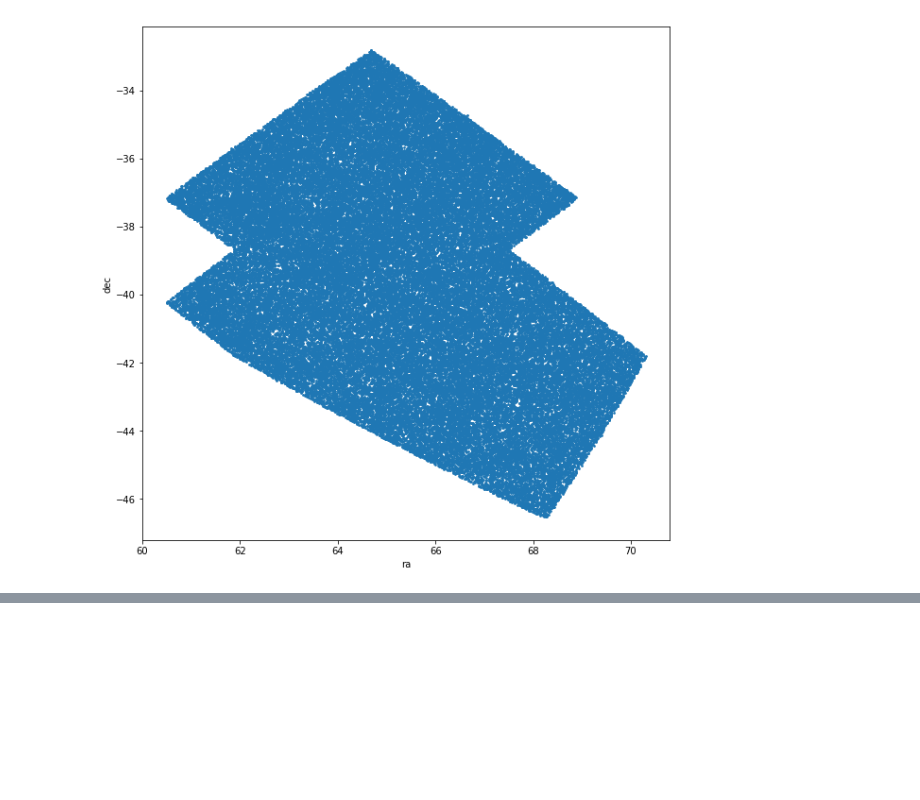
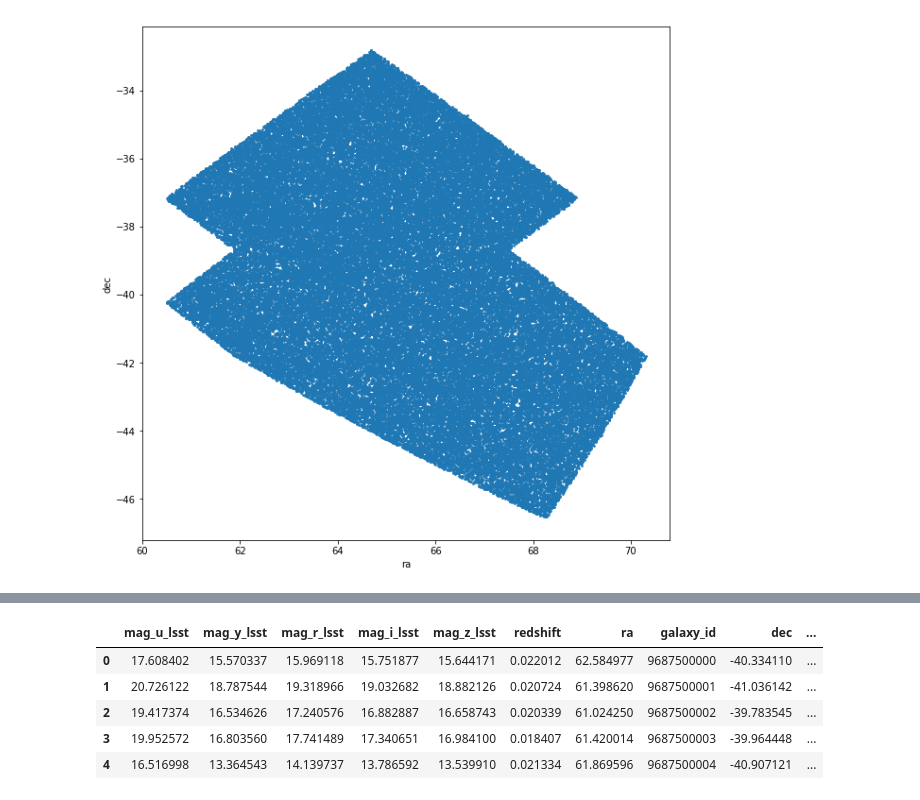
Before and after one commit to sschmidt23/Scratch, a Jupyter notebook: CosmoDC2v1.1.4_grabdata.ipynb, the cells around one changed output, grey strips where cells are left out. Saved outputs shown, nothing was run; the diff lists cells and outputs as text; code cells hidden in the pictures; blank space fills up the shorter version.

```diff
--- a/CosmoDC2v1.1.4_grabdata.ipynb
+++ b/CosmoDC2v1.1.4_grabdata.ipynb
@@ -57,7 +57,7 @@ sorted(gc.list_all_quantities(False))
  'velocity_y',
  'velocity_z']
 # %%
-columns = ['mag_u_lsst','mag_g_lsst','mag_r_lsst','mag_i_lsst','mag_z_lsst','mag_y_lsst','redshift','ra','dec']
+columns = ['galaxy_id','mag_u_lsst','mag_g_lsst','mag_r_lsst','mag_i_lsst','mag_z_lsst','mag_y_lsst','redshift','ra','dec']
 # %%
 simple_cut = ['mag_i_lsst < 25.']
 # %%
@@ -100,0 +103,2 @@ You can see that CosmoDC2v1.1.4_small is just a couple of healpix pixels of ~50-
+# %%
+df = pd.DataFrame(data)
@@ -100,0 +123,9 @@ You can see that CosmoDC2v1.1.4_small is just a couple of healpix pixels of ~50-
+# %%
+df.head()
+# %% [output]
+|  | mag_u_lsst | mag_y_lsst | mag_r_lsst | mag_i_lsst | mag_z_lsst | redshift | ra | galaxy_id | dec | ... |
+| 0 | 17.608402 | 15.570337 | 15.969118 | 15.751877 | 15.644171 | 0.022012 | 62.584977 | 9687500000 | -40.334110 | ... |
+| 1 | 20.726122 | 18.787544 | 19.318966 | 19.032682 | 18.882126 | 0.020724 | 61.398620 | 9687500001 | -41.036142 | ... |
+| 2 | 19.417374 | 16.534626 | 17.240576 | 16.882887 | 16.658743 | 0.020339 | 61.024250 | 9687500002 | -39.783545 | ... |
+| 3 | 19.952572 | 16.803560 | 17.741489 | 17.340651 | 16.984100 | 0.018407 | 61.420014 | 9687500003 | -39.964448 | ... |
+| 4 | 16.516998 | 13.364543 | 14.139737 | 13.786592 | 13.539910 | 0.021334 | 61.869596 | 9687500004 | -40.907121 | ... |
```
Also changed, not shown: parts of 3 cells of this notebook.
